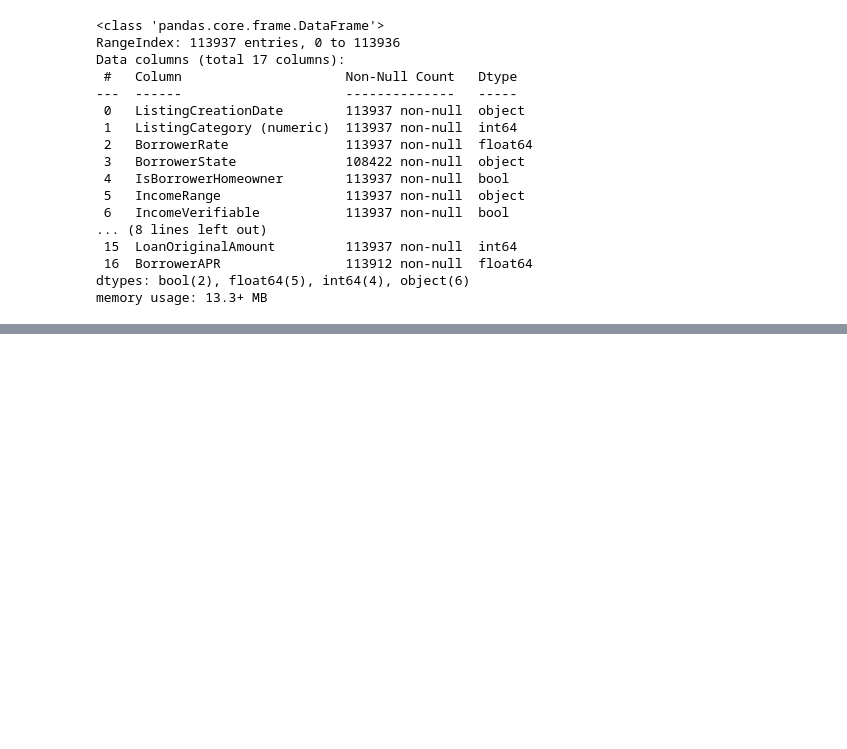
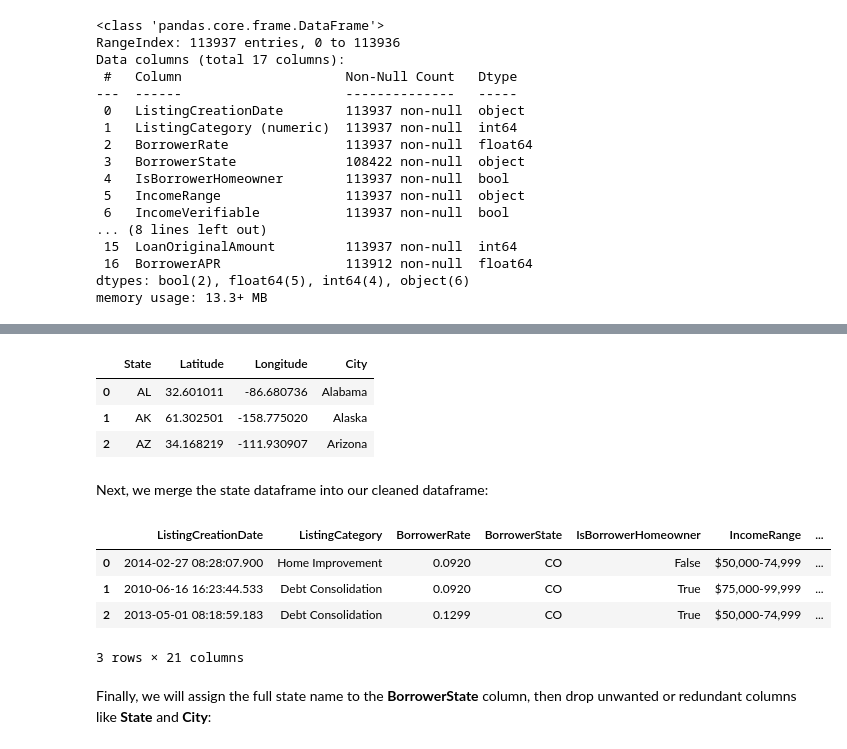
Before and after one commit to Lippins/Prosper-Loan-Data, a Jupyter notebook: exploration.ipynb, the cells around one changed output, grey strips where cells are left out. Cells and saved outputs as stored; diff of their text form; code cells hidden in the pictures; blank space fills up the shorter version.

Commit message:
Complete Data Wrangling

```diff
--- a/exploration.ipynb
+++ b/exploration.ipynb
@@ -172,0 +236,5 @@ Visual and programmatic assessments, with regards to the features of interest, y
+# %%
+clean_df.IncomeRange = clean_df.IncomeRange.str.replace('Not employed', '$0')
+
+# Verify changes
+assert 'Not employed' not in clean_df.IncomeRange
@@ -172,0 +244,11 @@ Visual and programmatic assessments, with regards to the features of interest, y
+# %%
+# Create a list of columns with null values
+null_columns = ['BorrowerAPR', 'ProsperRating', 'DebtToIncomeRatio', 'EmploymentStatusDuration']
+
+# Estimate the number of null records in each column with a list comprehension
+null_counts = [clean_df[col].isnull().sum() for col in null_columns]
+
+# Calculate the total proportion of null values in the dataframe
+null_proportion = sum(null_counts) / df.shape[0]
+
+print('The combined percentage of null records is ' + str(null_proportion * 100)[:4] + '%')
@@ -172,0 +259,8 @@ Visual and programmatic assessments, with regards to the features of interest, y
+# %%
+# Filter out null values the dataframe
+for col in null_columns:
+    clean_df = clean_df[clean_df[col].notnull()]
+
+# Verify results
+for col in null_columns:
+    assert clean_df[col].notnull().any()
@@ -172,0 +279,23 @@ Visual and programmatic assessments, with regards to the features of interest, y
+# %%
+# Read-in the newly downloaded dataframe
+state_df = pd.read_csv('./state_data.csv')
+state_df.head(3)
+# %% [output]
+|  | State | Latitude | Longitude | City |
+| 0 | AL | 32.601011 | -86.680736 | Alabama |
+| 1 | AK | 61.302501 | -158.775020 | Alaska |
+| 2 | AZ | 34.168219 | -111.930907 | Arizona |
+# %% [markdown]
+Next, we merge the state dataframe into our cleaned dataframe:
+# %%
+# Merge clean_df and state_df
+loan_df = pd.merge(clean_df, state_df, left_on='BorrowerState', right_on='State')
+loan_df.head(3)
+# %% [output]
+|  | ListingCreationDate | ListingCategory | BorrowerRate | BorrowerState | IsBorrowerHomeowner | IncomeRange | ... |
+| 0 | 2014-02-27 08:28:07.900 | Home Improvement | 0.0920 | CO | False | $50,000-74,999 | ... |
+| 1 | 2010-06-16 16:23:44.533 | Debt Consolidation | 0.0920 | CO | True | $75,000-99,999 | ... |
+| 2 | 2013-05-01 08:18:59.183 | Debt Consolidation | 0.1299 | CO | True | $50,000-74,999 | ... |
+3 rows × 21 columns
+# %% [markdown]
+Finally, we will assign the full state name to the **BorrowerState** column, then drop unwanted or redundant columns like **State** and **City**:
```
Also changed, not shown: parts of 23 cells of this notebook, 1 other file.
